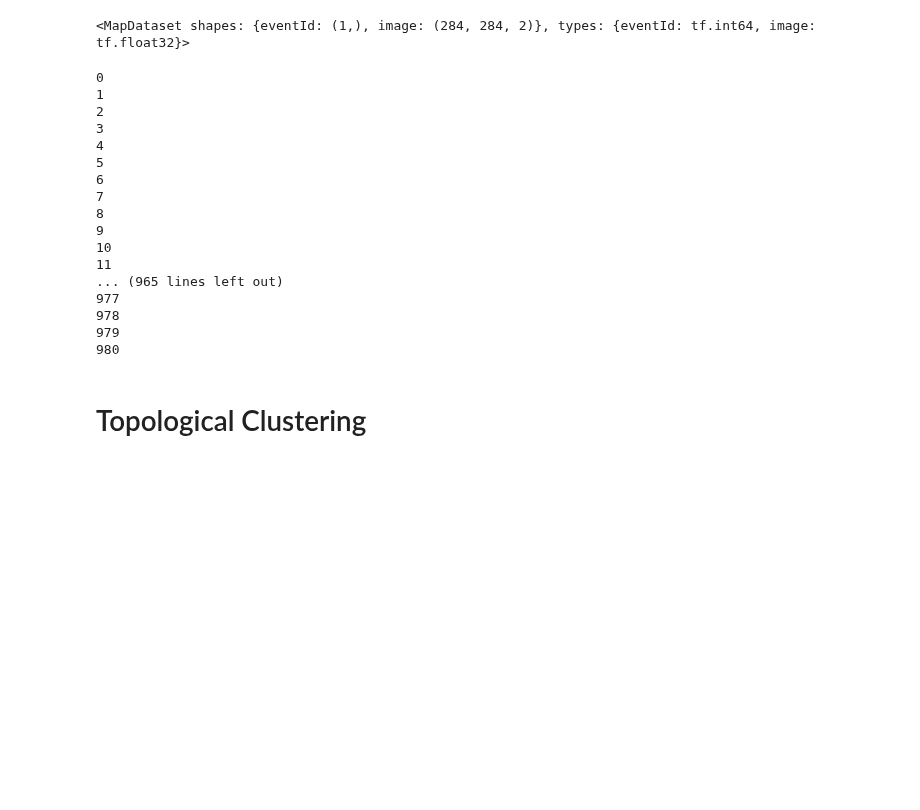
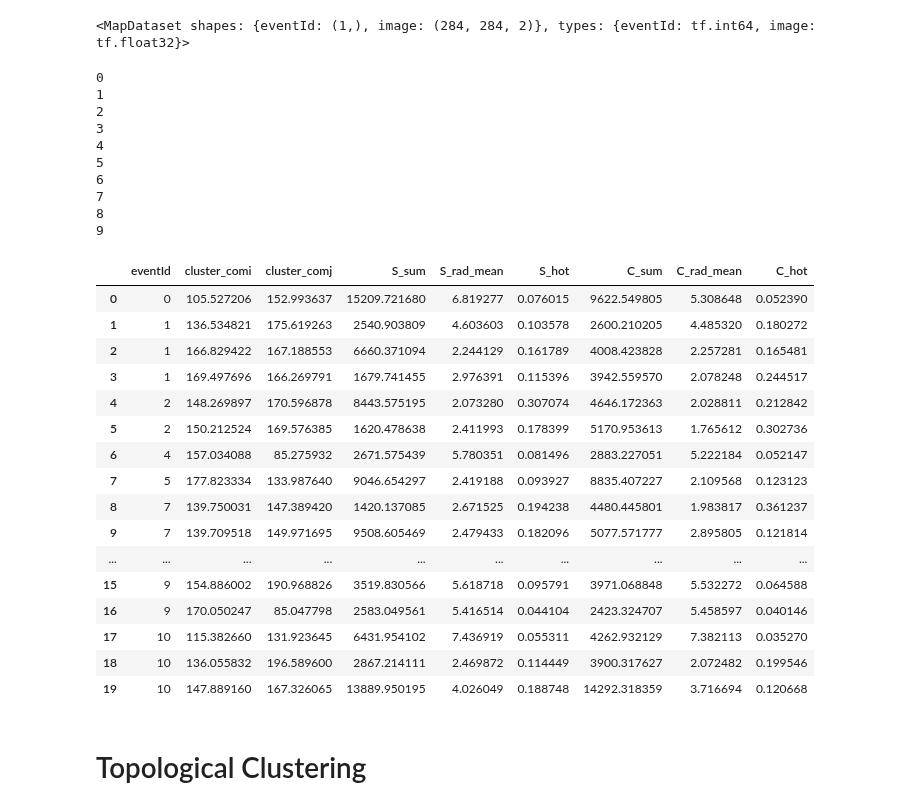
Before and after one commit to mollyhjorthjensen/DREAM, a Jupyter notebook: Analysis/clustering.ipynb, the cells around one changed output. Cells and saved outputs as stored; diff of their text form; code cells hidden in the pictures; blank space fills up the shorter version.

```diff
--- a/Analysis/clustering.ipynb
+++ b/Analysis/clustering.ipynb
@@ -73,7 +90,7 @@ print(dataset)
 cols = ['eventId', 'cluster_comi', 'cluster_comj', 'S_sum', 'S_rad_mean', 'S_hot', 'C_sum', 'C_rad_mean', 'C_hot']
 pdf = pd.DataFrame(columns=cols)
 i = 0
-for parsed in dataset:
+for parsed in dataset.take(10):
     print(i)
     output = cluster_maker(parsed)
     output2 = cluster_splitter(output)
@@ -99,15 +116,26 @@ pdf.to_csv('clustering.csv', index=False)
 7
 8
 9
-10
-11
-... (965 lines left out)
-977
-978
-979
-980
 # %%
-pdf.head()
+pdf
+# %% [output]
+|  | eventId | cluster_comi | cluster_comj | S_sum | S_rad_mean | S_hot | C_sum | C_rad_mean | C_hot |
+| 0 | 0 | 105.527206 | 152.993637 | 15209.721680 | 6.819277 | 0.076015 | 9622.549805 | 5.308648 | 0.052390 |
+| 1 | 1 | 136.534821 | 175.619263 | 2540.903809 | 4.603603 | 0.103578 | 2600.210205 | 4.485320 | 0.180272 |
+| 2 | 1 | 166.829422 | 167.188553 | 6660.371094 | 2.244129 | 0.161789 | 4008.423828 | 2.257281 | 0.165481 |
+| 3 | 1 | 169.497696 | 166.269791 | 1679.741455 | 2.976391 | 0.115396 | 3942.559570 | 2.078248 | 0.244517 |
+| 4 | 2 | 148.269897 | 170.596878 | 8443.575195 | 2.073280 | 0.307074 | 4646.172363 | 2.028811 | 0.212842 |
+| 5 | 2 | 150.212524 | 169.576385 | 1620.478638 | 2.411993 | 0.178399 | 5170.953613 | 1.765612 | 0.302736 |
+| 6 | 4 | 157.034088 | 85.275932 | 2671.575439 | 5.780351 | 0.081496 | 2883.227051 | 5.222184 | 0.052147 |
+| 7 | 5 | 177.823334 | 133.987640 | 9046.654297 | 2.419188 | 0.093927 | 8835.407227 | 2.109568 | 0.123123 |
+| 8 | 7 | 139.750031 | 147.389420 | 1420.137085 | 2.671525 | 0.194238 | 4480.445801 | 1.983817 | 0.361237 |
+| 9 | 7 | 139.709518 | 149.971695 | 9508.605469 | 2.479433 | 0.182096 | 5077.571777 | 2.895805 | 0.121814 |
+| ... | ... | ... | ... | ... | ... | ... | ... | ... | ... |
+| 15 | 9 | 154.886002 | 190.968826 | 3519.830566 | 5.618718 | 0.095791 | 3971.068848 | 5.532272 | 0.064588 |
+| 16 | 9 | 170.050247 | 85.047798 | 2583.049561 | 5.416514 | 0.044104 | 2423.324707 | 5.458597 | 0.040146 |
+| 17 | 10 | 115.382660 | 131.923645 | 6431.954102 | 7.436919 | 0.055311 | 4262.932129 | 7.382113 | 0.035270 |
+| 18 | 10 | 136.055832 | 196.589600 | 2867.214111 | 2.469872 | 0.114449 | 3900.317627 | 2.072482 | 0.199546 |
+| 19 | 10 | 147.889160 | 167.326065 | 13889.950195 | 4.026049 | 0.188748 | 14292.318359 | 3.716694 | 0.120668 |
 # %% [markdown]
 # Topological Clustering
 # %% [markdown]
```
Also changed, not shown: parts of 5 cells of this notebook, 2 other files.
